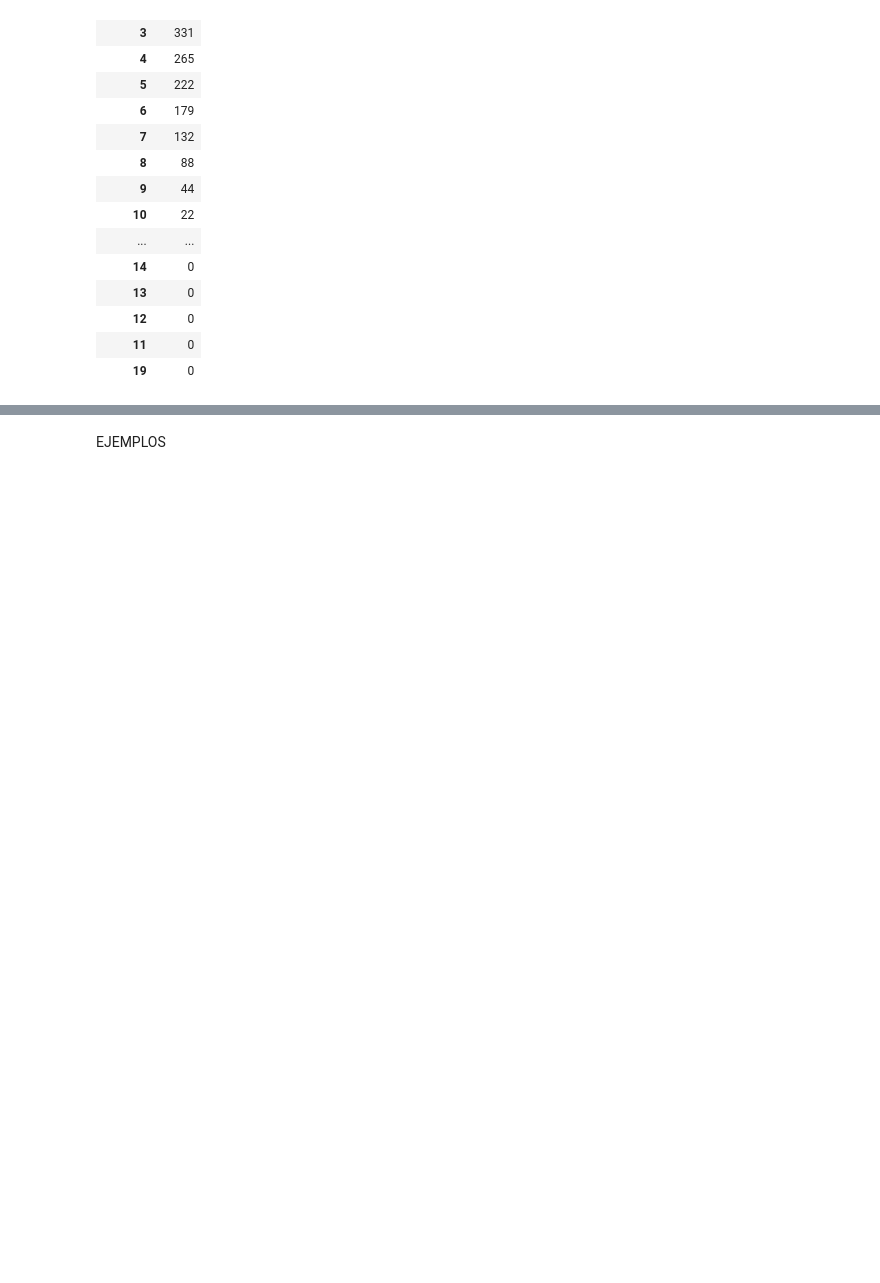
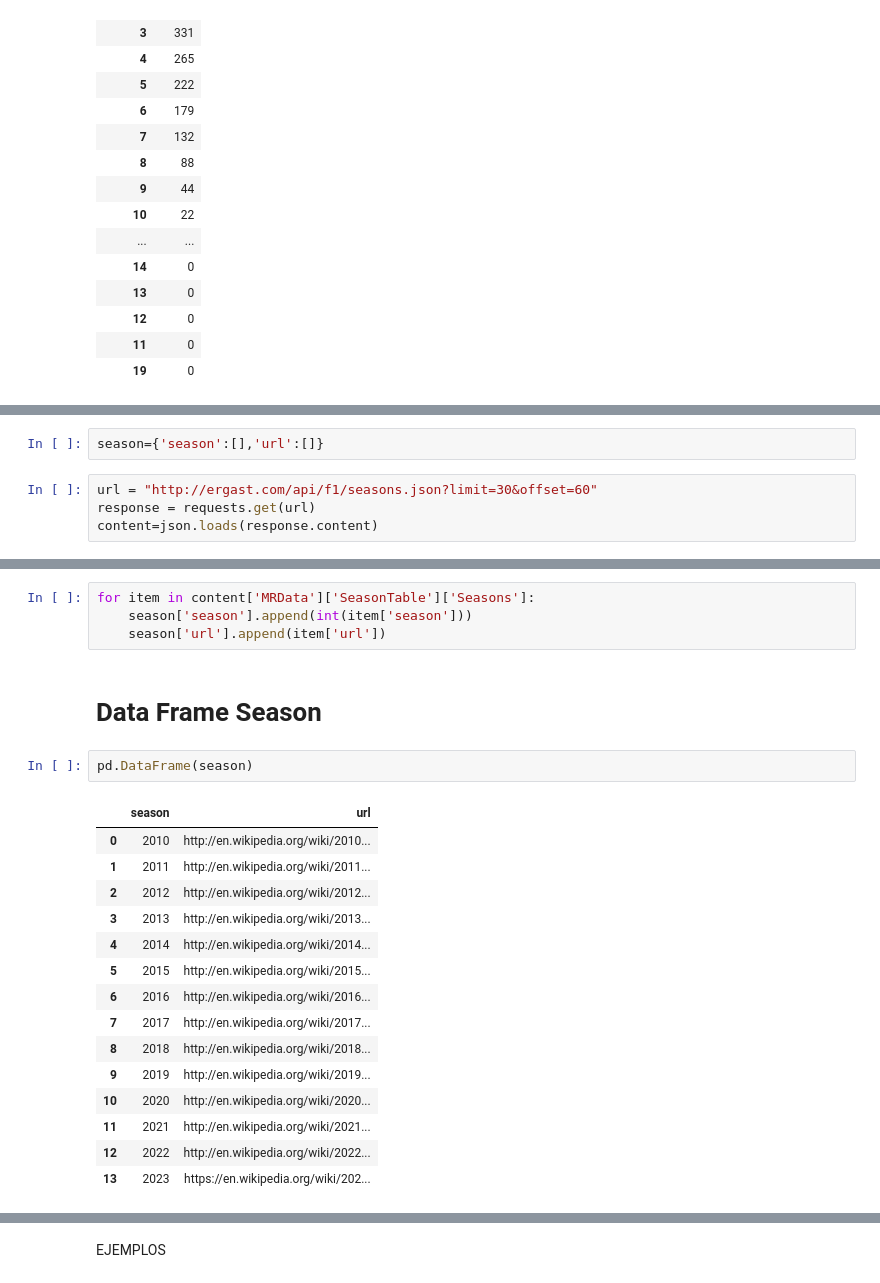
Before and after one commit to denissedza/formula1-data, a Jupyter notebook: f1-analisis.ipynb, the cells around one changed output, grey strips where cells are left out. Drawn from its saved outputs; the diff is of its cells as text; blank space fills up the shorter version.

```diff
--- a/f1-analisis.ipynb
+++ b/f1-analisis.ipynb
@@ -158,0 +211,6 @@ df_results_2022.groupby(['position']).agg({'points':'sum'}).sort_values(by='poin
+# %%
+season={'season':[],'url':[]}
+# %%
+url = "http://ergast.com/api/f1/seasons.json?limit=30&offset=60"
+response = requests.get(url)
+content=json.loads(response.content)
@@ -158,0 +237,24 @@ df_results_2022.groupby(['position']).agg({'points':'sum'}).sort_values(by='poin
+# %%
+for item in content['MRData']['SeasonTable']['Seasons']:
+    season['season'].append(int(item['season']))
+    season['url'].append(item['url'])
+# %% [markdown]
+# Data Frame Season
+# %%
+pd.DataFrame(season)
+# %% [output]
+|  | season | url |
+| 0 | 2010 | http://en.wikipedia.org/wiki/2010... |
+| 1 | 2011 | http://en.wikipedia.org/wiki/2011... |
+| 2 | 2012 | http://en.wikipedia.org/wiki/2012... |
+| 3 | 2013 | http://en.wikipedia.org/wiki/2013... |
+| 4 | 2014 | http://en.wikipedia.org/wiki/2014... |
+| 5 | 2015 | http://en.wikipedia.org/wiki/2015... |
+| 6 | 2016 | http://en.wikipedia.org/wiki/2016... |
+| 7 | 2017 | http://en.wikipedia.org/wiki/2017... |
+| 8 | 2018 | http://en.wikipedia.org/wiki/2018... |
+| 9 | 2019 | http://en.wikipedia.org/wiki/2019... |
+| 10 | 2020 | http://en.wikipedia.org/wiki/2020... |
+| 11 | 2021 | http://en.wikipedia.org/wiki/2021... |
+| 12 | 2022 | http://en.wikipedia.org/wiki/2022... |
+| 13 | 2023 | https://en.wikipedia.org/wiki/202... |
```
Also changed, not shown: parts of 35 cells of this notebook, 2 other files.
